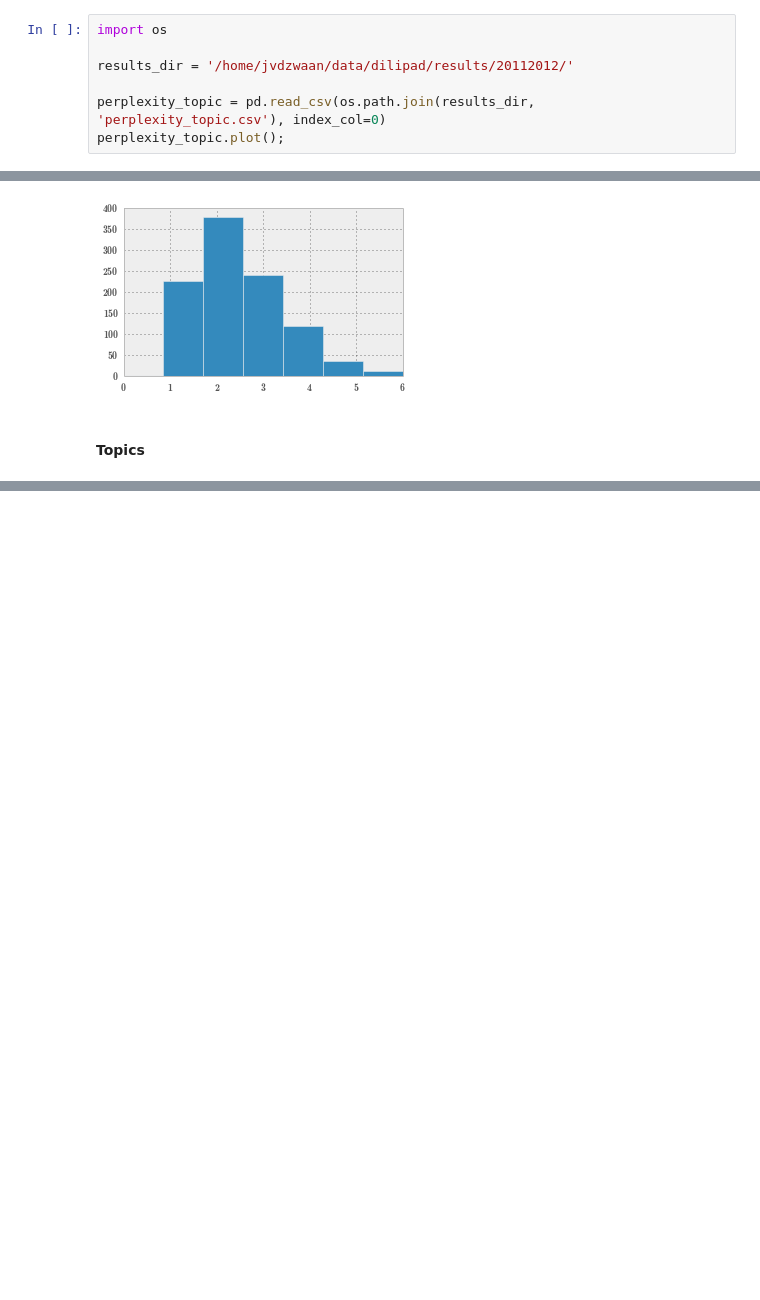
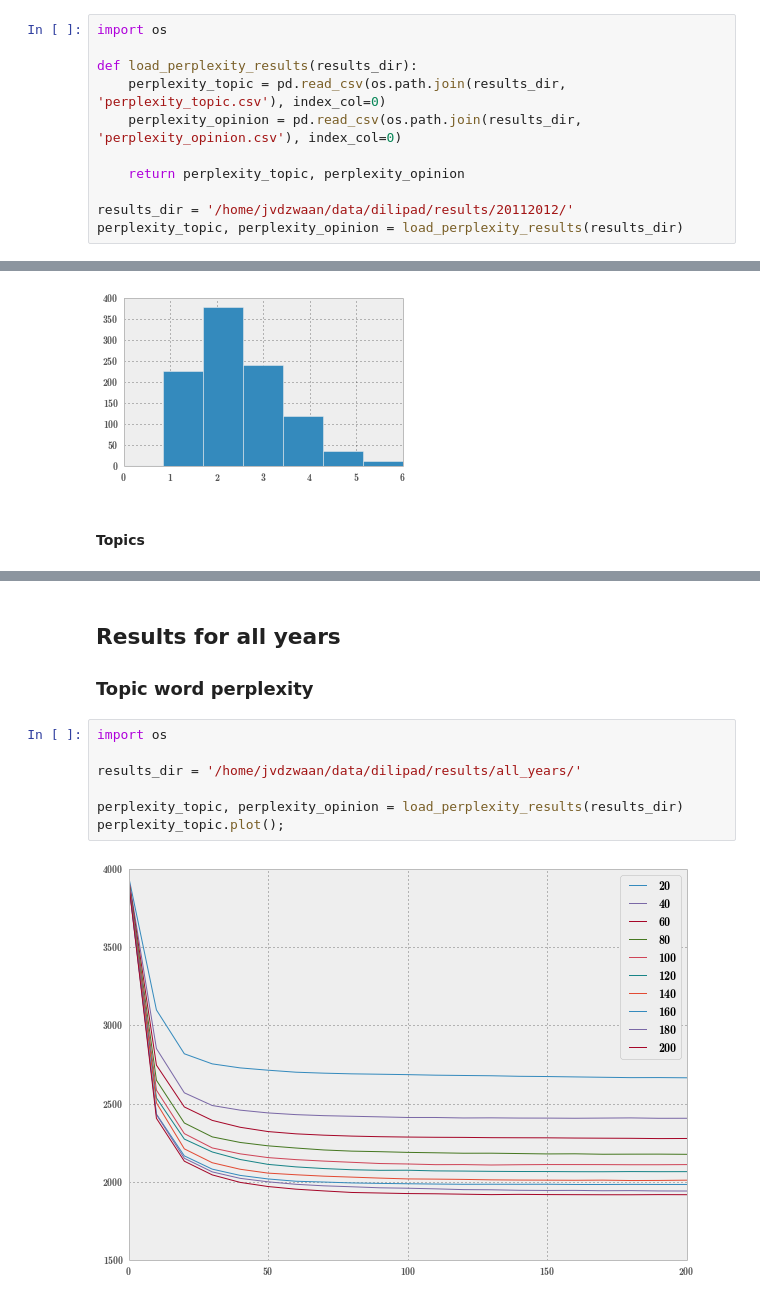
Before and after one commit to jvdzwaan/dilipad, a Jupyter notebook: View_CPT_results.ipynb, the cells around one changed output, grey strips where cells are left out. Drawn from its saved outputs; the diff is of its cells as text; blank space fills up the shorter version.

```diff
--- a/View_CPT_results.ipynb
+++ b/View_CPT_results.ipynb
@@ -17,7 +17,11 @@ plt.rcParams['figure.figsize'] = (10, 7)
 # %%
 import os
 
+def load_perplexity_results(results_dir):
+    perplexity_topic = pd.read_csv(os.path.join(results_dir, 'perplexity_topic.csv'), index_col=0)
+    perplexity_opinion = pd.read_csv(os.path.join(results_dir, 'perplexity_opinion.csv'), index_col=0)
+
+    return perplexity_topic, perplexity_opinion
+
 results_dir = '/home/jvdzwaan/data/dilipad/results/20112012/'
-
-perplexity_topic = pd.read_csv(os.path.join(results_dir, 'perplexity_topic.csv'), index_col=0)
-perplexity_topic.plot();
+perplexity_topic, perplexity_opinion = load_perplexity_results(results_dir)
@@ -163,0 +183,13 @@ for i in range(100):
+# %% [markdown]
+## Results for all years
+
+### Topic word perplexity
+# %%
+import os
+
+results_dir = '/home/jvdzwaan/data/dilipad/results/all_years/'
+
+perplexity_topic, perplexity_opinion = load_perplexity_results(results_dir)
+perplexity_topic.plot();
+# %% [output]
+[figure, added]
```
Also changed, not shown: parts of 21 cells of this notebook.
